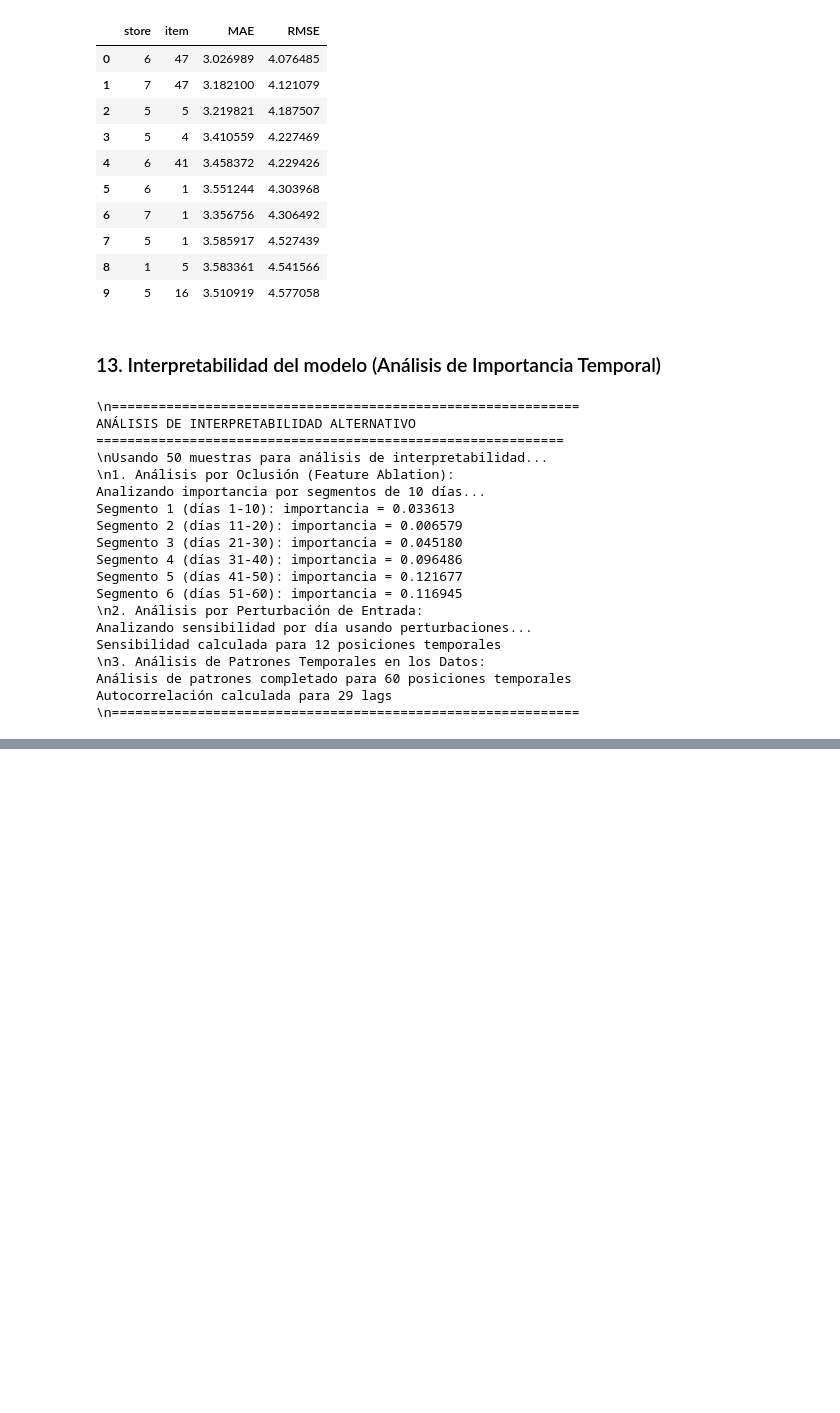
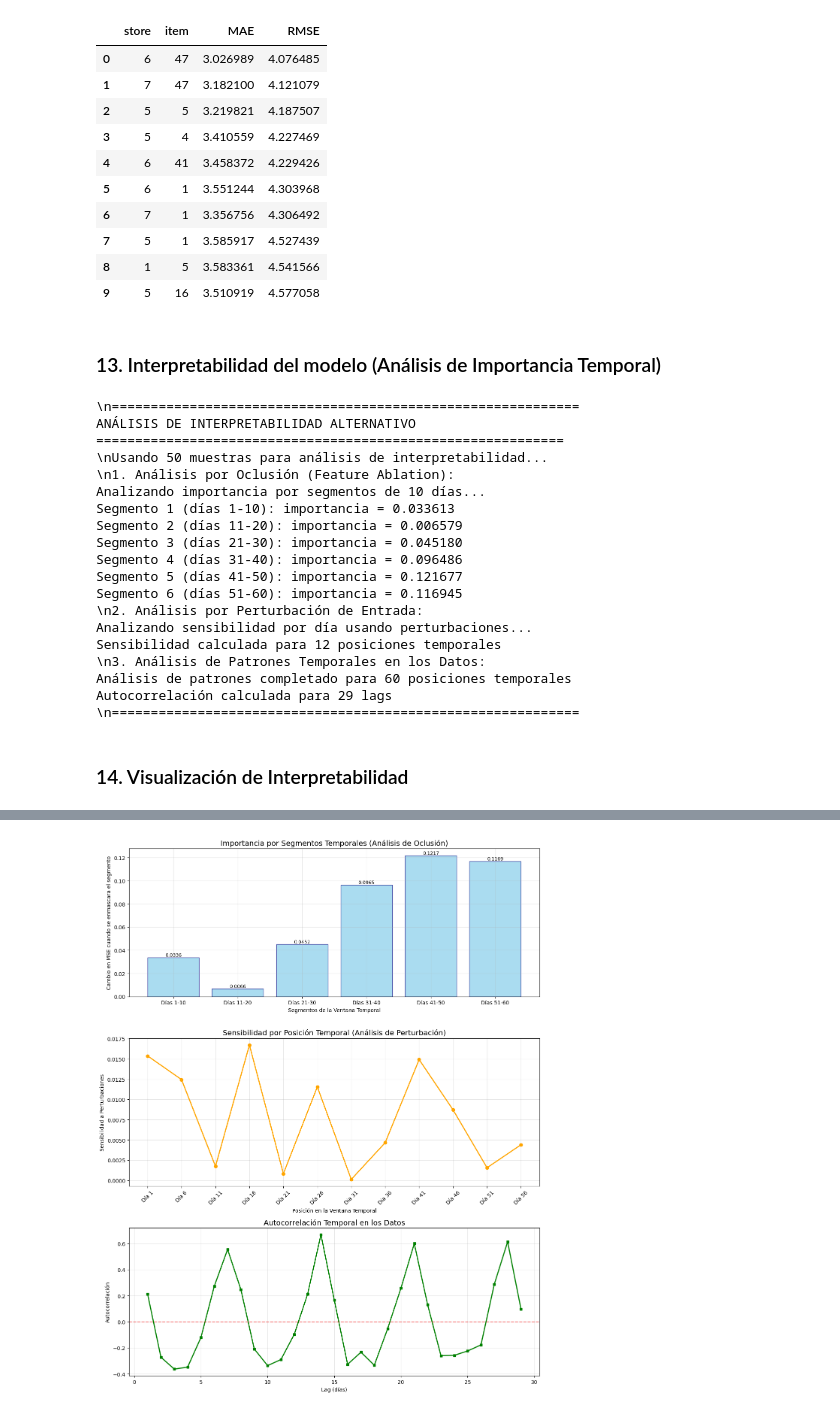
Before and after one commit to Diegoval-Dev/DeL-Lab8, a Jupyter notebook: Laboratorio8.ipynb, the cells around one changed output, grey strips where cells are left out. Saved outputs shown, nothing was run; the diff lists cells and outputs as text; code cells hidden in the pictures; blank space fills up the shorter version.

Commit message:
feat: add visualization for analysis of interoperability

```diff
--- a/Laboratorio8.ipynb
+++ b/Laboratorio8.ipynb
@@ -606,3 +606,80 @@ Sensibilidad calculada para 12 posiciones temporales
 Análisis de patrones completado para 60 posiciones temporales
 Autocorrelación calculada para 29 lags
 \n============================================================
+# %% [markdown]
+### 14. Visualización de Interpretabilidad
+# %%
+# Crear visualizaciones de los análisis de interpretabilidad
+fig, axes = plt.subplots(3, 1, figsize=(12, 15))
+
+# Gráfico 1: Importancia por segmentos (oclusión)
+if 'importances' in locals() and len(importances) > 0:
+    segment_labels = [f"Días {i*10+1}-{(i+1)*10}" for i in range(len(importances))]
+
+    bars = axes[0].bar(segment_labels, importances, alpha=0.7, color='skyblue', edgecolor='navy')
+    axes[0].set_title('Importancia por Segmentos Temporales (Análisis de Oclusión)', fontsize=14)
+    axes[0].set_xlabel('Segmentos de la Ventana Temporal')
+    axes[0].set_ylabel('Cambio en MSE cuando se enmascara el segmento')
+    axes[0].grid(True, alpha=0.3)
+
+    # Agregar valores en las barras
+    for bar, importance in zip(bars, importances):
+        height = bar.get_height()
+        axes[0].text(bar.get_x() + bar.get_width()/2., height,
+                    f'{importance:.4f}', ha='center', va='bottom', fontsize=9)
+
+    # Interpretación
+    max_importance_idx = np.argmax(importances)
+    print(f"Segmento más importante: {segment_labels[max_importance_idx]}")
+    print(f"Importancia: {importances[max_importance_idx]:.6f}")
+else:
+    axes[0].text(0.5, 0.5, 'Análisis de oclusión no disponible',
+                ha='center', va='center', transform=axes[0].transAxes, fontsize=12)
+    axes[0].set_title('Importancia por Segmentos - No disponible')
+
+# Gráfico 2: Sensibilidad por perturbación
+if 'avg_perturbation' in locals() and avg_perturbation is not None:
+    # Crear etiquetas para los días analizados
+    perturbation_labels = [f"Día {day+1}" for day in day_indices]
+
+    axes[1].plot(perturbation_labels, avg_perturbation, marker='o', linewidth=2,
+                markersize=6, color='orange')
+    axes[1].set_title('Sensibilidad por Posición Temporal (Análisis de Perturbación)', fontsize=14)
+    axes[1].set_xlabel('Posición en la Ventana Temporal')
+    axes[1].set_ylabel('Sensibilidad a Perturbaciones')
+    axes[1].grid(True, alpha=0.3)
+    axes[1].tick_params(axis='x', rotation=45)
+
+    # Interpretación
+    max_perturbation_idx = np.argmax(avg_perturbation)
+    print(f"\\nPosición más sensible: {perturbation_labels[max_perturbation_idx]}")
+    print(f"Sensibilidad: {avg_perturbation[max_perturbation_idx]:.6f}")
+else:
+    axes[1].text(0.5, 0.5, 'Análisis de perturbación no disponible',
+                ha='center', va='center', transform=axes[1].transAxes, fontsize=12)
+    axes[1].set_title('Sensibilidad por Perturbación - No disponible')
+
+# Gráfico 3: Patrones temporales en los datos
+if 'autocorr' in locals() and autocorr is not None and len(autocorr) > 0:
+    lag_labels = [f"Lag {i+1}" for i in range(len(autocorr))]
+
+    axes[2].plot(range(1, len(autocorr)+1), autocorr, marker='s', linewidth=2,
+                markersize=4, color='green')
+    axes[2].set_title('Autocorrelación Temporal en los Datos', fontsize=14)
+    axes[2].set_xlabel('Lag (días)')
+    axes[2].set_ylabel('Autocorrelación')
+    axes[2].grid(True, alpha=0.3)
+    axes[2].axhline(y=0, color='red', linestyle='--', alpha=0.5)
+
+    # Interpretación
+    max_autocorr = np.max(np.abs(autocorr))
+    max_autocorr_idx = np.argmax(np.abs(autocorr))
+    print(f"\\nMáxima autocorrelación: Lag {max_autocorr_idx+1} = {autocorr[max_autocorr_idx]:.4f}")
+else:
+    axes[2].text(0.5, 0.5, 'Análisis de autocorrelación no disponible',
+                ha='center', va='center', transform=axes[2].transAxes, fontsize=12)
+    axes[2].set_title('Autocorrelación Temporal - No disponible')
+
+plt.tight_layout()
+plt.show()
+# %% [output]
@@ -608,0 +691 @@ Autocorrelación calculada para 29 lags
+[figure, added]
```
Also changed, not shown: parts of 1 cell of this notebook.
